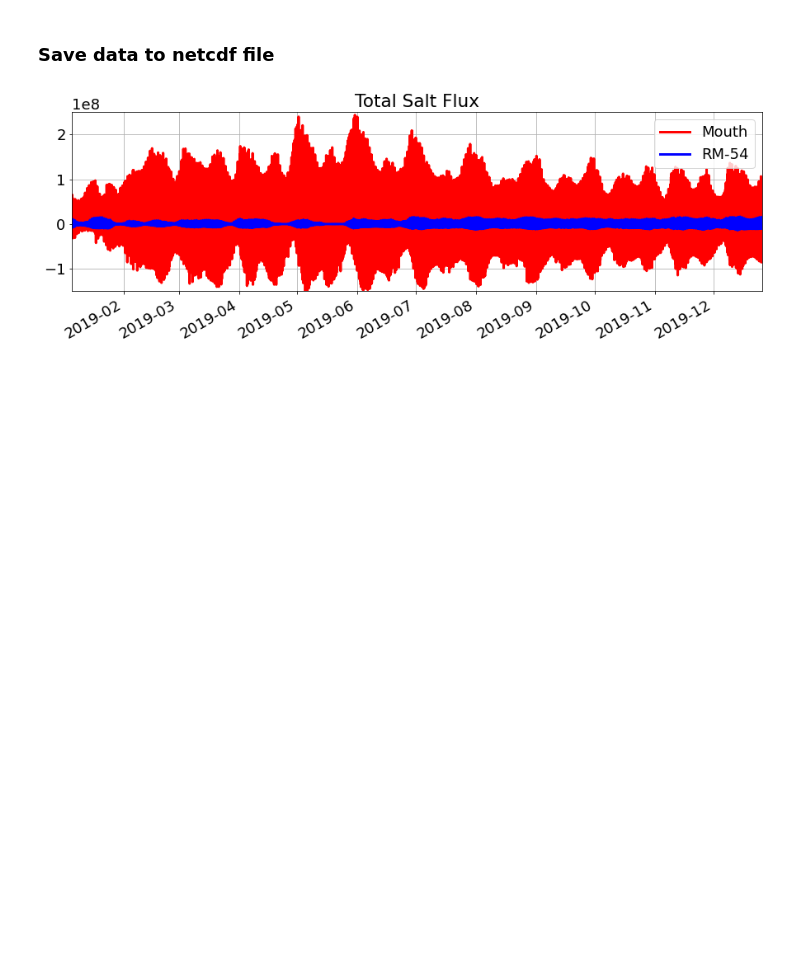
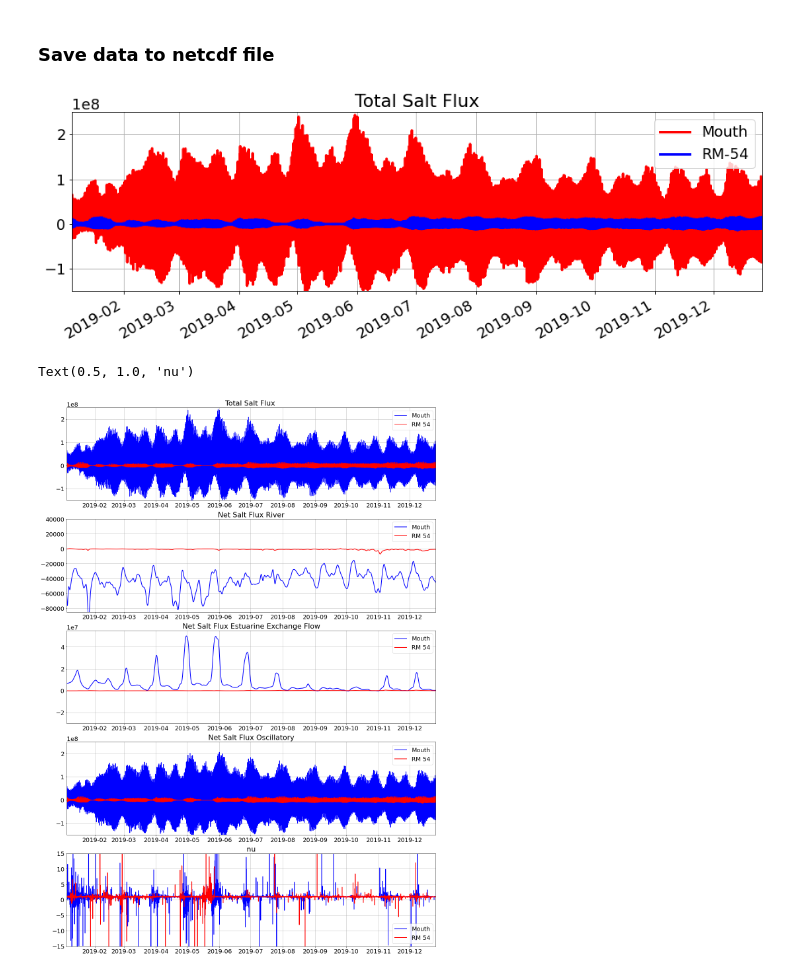
Before and after one commit to salme146/delaware_bay_salinity_study, a Jupyter notebook: Model_Output/Salt_Flux_2019_Tide_Run_2transects.ipynb, the cells around one changed output. Cells and saved outputs as stored; diff of their text form; code cells hidden in the pictures; blank space fills up the shorter version.

Commit message:
add salt flux sample code

```diff
--- a/Model_Output/Salt_Flux_2019_Tide_Run_2transects.ipynb
+++ b/Model_Output/Salt_Flux_2019_Tide_Run_2transects.ipynb
@@ -620,3 +620,51 @@ plt.ylim([-150000000, 250000000])
 plt.show()
 # %% [output]
 [figure]
+# %%
+fig, axs = plt.subplots(5,figsize=(20,30))
+fig.suptitle('')
+
+axs[0].plot(ds1['ocean_time'],Fs1,color='blue',label='Mouth')
+axs[0].plot(ds1['ocean_time'],Fs2,color='red',label='RM 54')
+axs[0].set_ylim([-150000000, 250000000])
+axs[0].set_xlim(pd.Timestamp('2019-01-05'), pd.Timestamp('2019-12-26'))
+axs[0].grid()
+axs[0].legend()
+
+axs[1].plot(ds1['ocean_time'],-1*F0,color='blue',linewidth=2,label='Mouth')
+axs[1].plot(ds1['ocean_time'],-1*F02,color='red',linewidth=2,label='RM 54')
+axs[1].set_ylim([-85000, 40000])
+axs[1].set_xlim(pd.Timestamp('2019-01-05'), pd.Timestamp('2019-12-26'))
+axs[1].grid()
+axs[1].legend()
+
+axs[2].plot(ds1['ocean_time'],Fe,color='blue',linewidth=2,label='Mouth')
+axs[2].plot(ds1['ocean_time'],Fe2,color='red',linewidth=2,label='RM 54')
+axs[2].set_ylim([-30000000, 55000000])
+axs[2].set_xlim(pd.Timestamp('2019-01-05'), pd.Timestamp('2019-12-26'))
+axs[2].grid()
+axs[2].legend()
+
+axs[3].plot(ds1['ocean_time'],Ft,color='blue',linewidth=2,label='Mouth')
+axs[3].plot(ds1['ocean_time'],Ft2,color='red',linewidth=2,label='RM 54')
+axs[3].set_ylim([-150000000, 250000000])
+axs[3].set_xlim(pd.Timestamp('2019-01-05'), pd.Timestamp('2019-12-26'))
+axs[3].grid()
+axs[3].legend()
+
+axs[4].plot(ds1['ocean_time'],nu,color='blue',linewidth=2,label='Mouth')
+axs[4].plot(ds1['ocean_time'],nu2,color='red',linewidth=2,label='RM 54')
+axs[4].set_ylim([-15,15])
+axs[4].set_xlim(pd.Timestamp('2019-01-05'), pd.Timestamp('2019-12-26'))
+axs[4].grid()
+axs[4].legend()
+
+plt.rcParams['font.size'] = '18'
+axs[0].set_title('Total Salt Flux ')
+axs[1].set_title('Net Salt Flux River')
+axs[2].set_title('Net Salt Flux Estuarine Exchange Flow')
+axs[3].set_title('Net Salt Flux Oscillatory')
+axs[4].set_title('nu')
+# %% [output]
+Text(0.5, 1.0, 'nu')
+[figure, added]
```
Also changed, not shown: parts of 1 cell of this notebook.
